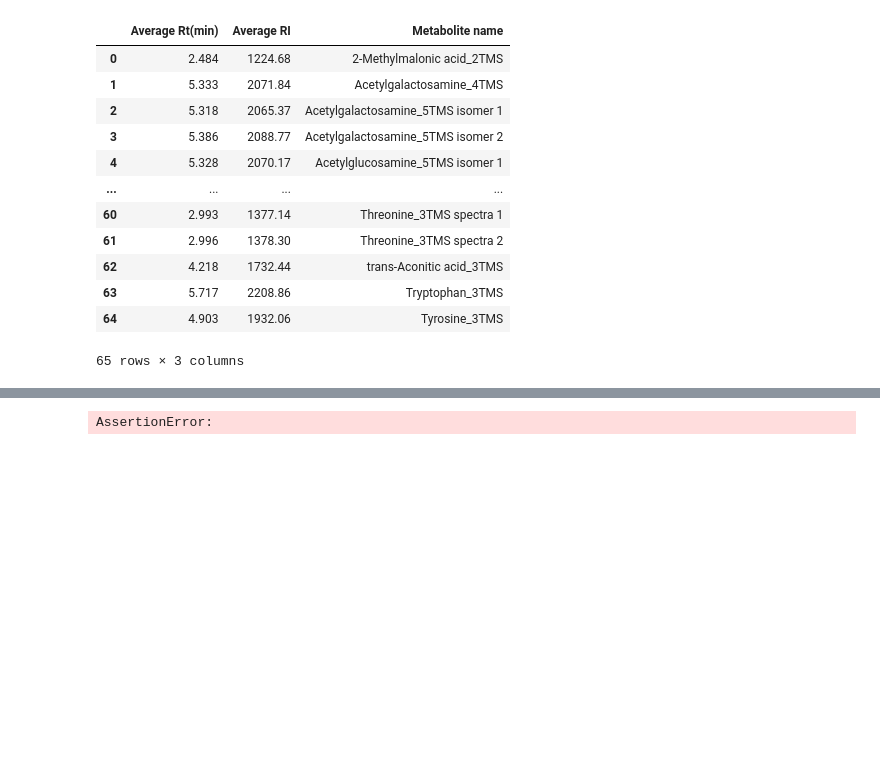
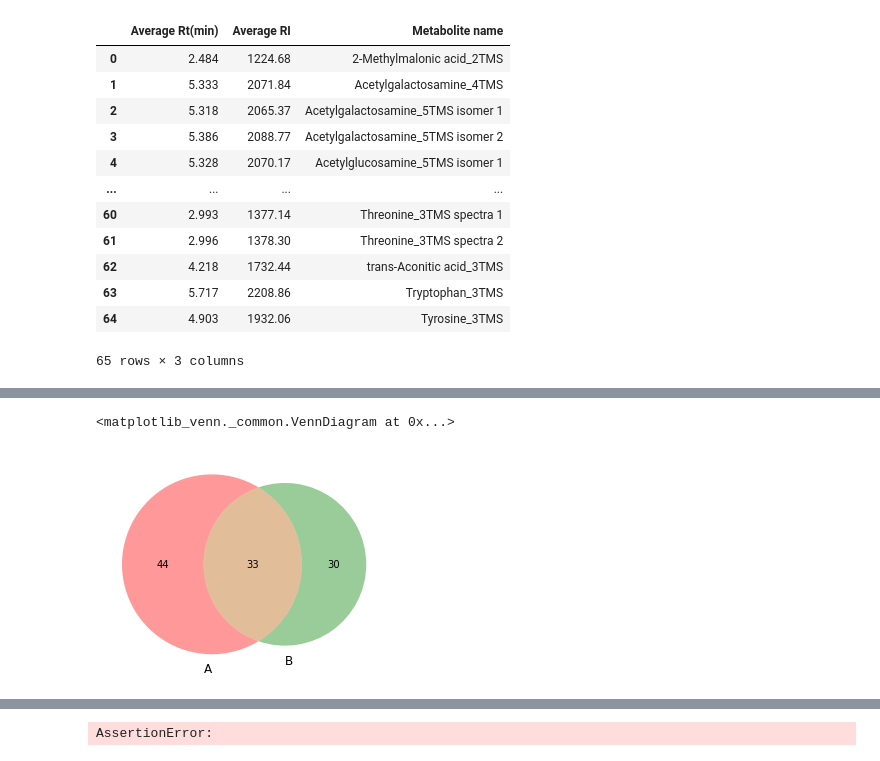
Before and after one commit to michal-stary/missing-peaks-prediction, a Jupyter notebook: real_data-galaxy-eval_MLP_.3.ipynb, the cells around one changed output, grey strips where cells are left out. Saved outputs shown, nothing was run; the diff lists cells and outputs as text; code cells hidden in the pictures; blank space fills up the shorter version.

```diff
--- a/real_data-galaxy-eval_MLP_.3.ipynb
+++ b/real_data-galaxy-eval_MLP_.3.ipynb
@@ -307,4 +342,7 @@ venn2((p, ground))
 # %%
-p_ = set(m_.index[((m_ > 6) & (sc_ > 0.7)).any(axis=1)])
+p_ = set(m_.index[((m_ > 3) & (sc_ > 0.2)).any(axis=1)])
 venn2((p_, ground))
+# %% [output]
+<matplotlib_venn._common.VennDiagram at 0x...>
+[figure, added]
 # %%
```
Also changed, not shown: parts of 13 cells of this notebook.
